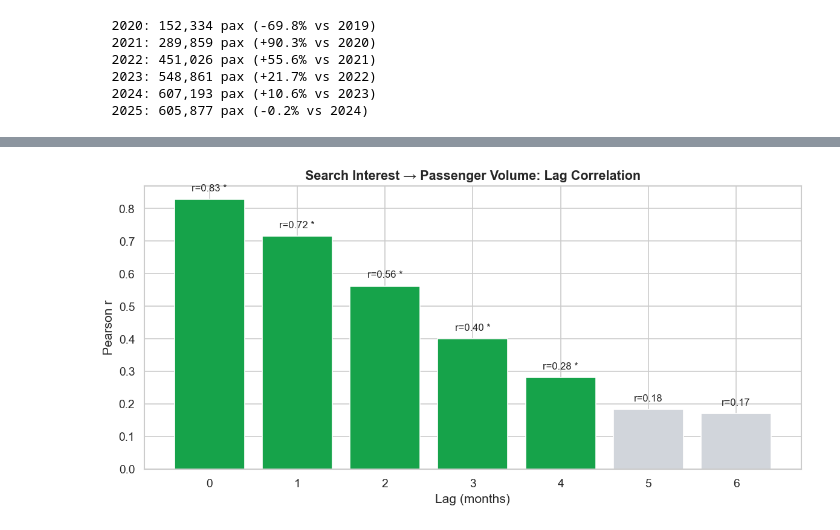
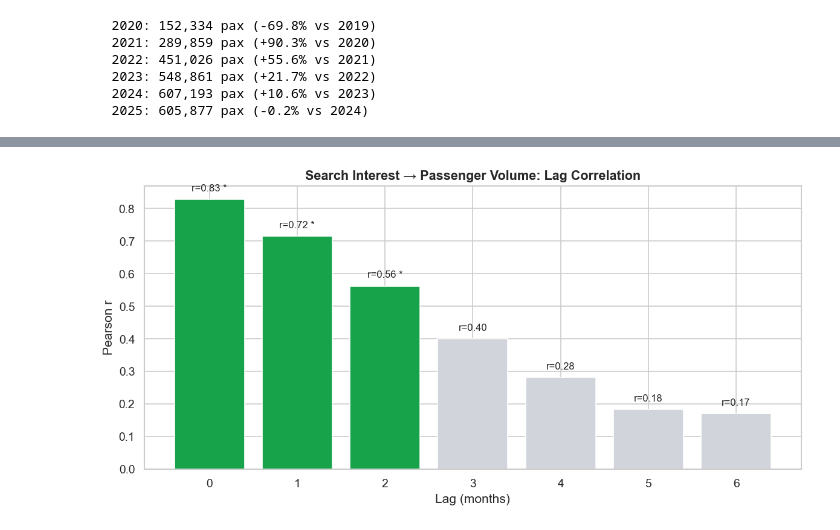
Before and after one commit to Dheerajc15/OTA-Growth-Analytics-NYC-Dubai, a Jupyter notebook: notebooks/01_demand_forecasting.ipynb, the cells around one changed output, grey strips where cells are left out. Drawn from its saved outputs; the diff is of its cells as text; code cells hidden in the pictures.

```diff
--- a/notebooks/01_demand_forecasting.ipynb
+++ b/notebooks/01_demand_forecasting.ipynb
@@ -320,17 +306,17 @@ COVID drop: -67.9%
 Post-COVID vs pre-COVID: +28.2%
 # %%
 yearly = merged.groupby(merged["date"].dt.year)["EST_PASSENGERS"].sum()
+yoy_pct = yearly.pct_change() * 100
 
 fig, ax = plt.subplots(figsize=(12, 5))
-yoy_pct = yearly.pct_change() * 100
-
-colors = ["#16a34a" if v >= 0 else "#dc2626" for v in yoy_pct.dropna()]
-bars = ax.bar(yoy_pct.dropna().index.astype(str), yoy_pct.dropna(), color=colors, edgecolor="white")
+vals = yoy_pct.dropna()
+colors = ["#16a34a" if v >= 0 else "#dc2626" for v in vals]
+bars = ax.bar(vals.index.astype(str), vals.values, color=colors, edgecolor="white")
 ax.axhline(0, color="black", linewidth=0.8)
 
-for bar, val in zip(bars, yoy_pct.dropna()):
-    ax.text(bar.get_x() + bar.get_width()/2, bar.get_height() + 1,
-            f"{val:+.1f}%", ha="center", va="bottom", fontsize=11, fontweight="bold")
+for bar, val in zip(bars, vals.values):
+    ax.text(bar.get_x() + bar.get_width()/2, bar.get_height() + 1, f"{val:+.1f}%",
+            ha="center", va="bottom", fontsize=11, fontweight="bold")
 
 ax.set_title("Year-over-Year Passenger Growth", fontsize=14, fontweight="bold")
 ax.set_ylabel("YoY Change (%)")
@@ -407,4 +410,0 @@ plt.show()
-# %%
-fig = prophet_results["model"].plot_components(prophet_results["forecast"])
-plt.savefig(FIGURES_DIR / "m01_prophet_components.png", dpi=150, bbox_inches="tight")
-plt.show()
@@ -432,28 +415,49 @@ Prophet (holidays + regressors) 1244.648680 2.411963         NaN
 # %%
-trend_cols = [c for c in prophet_df.columns if c.startswith("trend_")]
-lag_results = analyze_search_demand_lag(prophet_df, search_col=trend_cols[0])
+def analyze_search_demand_lag_processed(df: pd.DataFrame, search_col: str, y_col: str = "EST_PASSENGERS", max_lag: int = 6):
+    rows = []
+    x = df[["date", search_col, y_col]].dropna().sort_values("date").copy()
 
-fig, ax = plt.subplots(figsize=(10, 5))
-colors = ["#16a34a" if s else "#d1d5db" for s in lag_results["significant"]]
-bars = ax.bar(lag_results["lag_months"], lag_results["correlation"], color=colors, edgecolor="white")
-ax.axhline(0, color="black", linewidth=0.5)
+    for lag in range(0, max_lag + 1):
+        tmp = x.copy()
+        tmp["search_lag"] = tmp[search_col].shift(lag)
+        tmp = tmp.dropna(subset=["search_lag", y_col])
 
-for bar, row in zip(bars, lag_results.itertuples()):
-    label = f"r={row.correlation:.2f}"
-    if row.significant:
-        label += " *"
-    ax.text(bar.get_x() + bar.get_width()/2, bar.get_height() + 0.02,
-            label, ha="center", va="bottom", fontsize=10)
+        if len(tmp) < 6:
+            rows.append({"lag_months": lag, "correlation": np.nan, "significant": False, "n": len(tmp)})
+            continue
 
-ax.set_title("Search Interest → Passenger Volume: Lag Correlation",
-             fontsize=13, fontweight="bold")
-ax.set_xlabel("Lag (months)")
-ax.set_ylabel("Pearson r")
-ax.set_xticks(lag_results["lag_months"])
+        r = np.corrcoef(tmp["search_lag"], tmp[y_col])[0, 1]
+        significant = abs(r) >= 0.5  # practical threshold
+        rows.append({"lag_months": lag, "correlation": float(r), "significant": bool(significant), "n": len(tmp)})
 
-plt.tight_layout()
-plt.savefig(FIGURES_DIR / "m01_lag_analysis.png", dpi=150, bbox_inches="tight")
-plt.show()
+    return pd.DataFrame(rows)
 
-display(lag_results)
+if trend_cols:
+    lag_results = analyze_search_demand_lag_processed(merged, search_col=trend_cols[0], y_col="EST_PASSENGERS", max_lag=6)
+
+    fig, ax = plt.subplots(figsize=(10, 5))
+    colors = ["#16a34a" if s else "#d1d5db" for s in lag_results["significant"]]
+    bars = ax.bar(lag_results["lag_months"], lag_results["correlation"], color=colors, edgecolor="white")
+    ax.axhline(0, color="black", linewidth=0.5)
+
+    for bar, row in zip(bars, lag_results.itertuples()):
+        if pd.isna(row.correlation):
+            continue
+        label = f"r={row.correlation:.2f}" + (" *" if row.significant else "")
+        ax.text(bar.get_x() + bar.get_width()/2, bar.get_height() + 0.02, label,
+                ha="center", va="bottom", fontsize=10)
+
+    ax.set_title("Search Interest → Passenger Volume: Lag Correlation", fontsize=13, fontweight="bold")
+    ax.set_xlabel("Lag (months)")
+    ax.set_ylabel("Pearson r")
+    ax.set_xticks(lag_results["lag_months"])
+
+    plt.tight_layout()
+    plt.savefig(FIGURES_DIR / "m01_lag_analysis.png", dpi=150, bbox_inches="tight")
+    plt.show()
+
+    display(lag_results)
+else:
+    lag_results = pd.DataFrame()
+    print("No trend regressors available for lag analysis.")
 # %% [output]
@@ -461 +464 @@ Best lag: 0 month(s) (r=0.8288, p=0.0)
-[figure, old version]
+[figure, new version]
```
Also changed, not shown: parts of 24 cells of this notebook, 4 other files.
